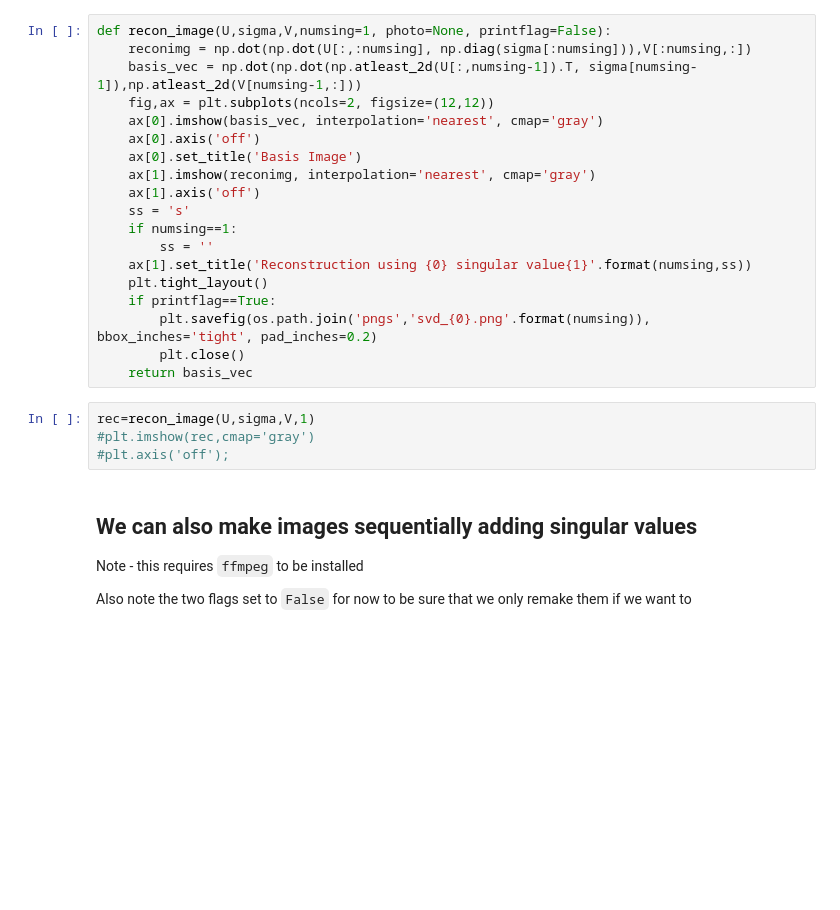
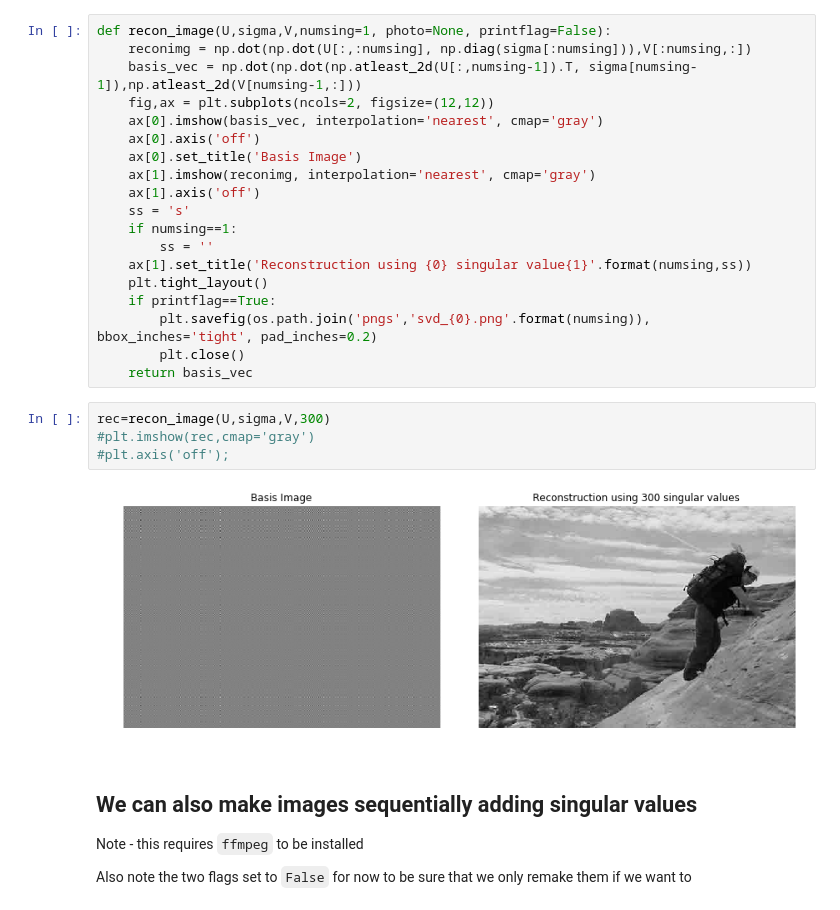
Before and after one commit to mnfienen/GW1876, a Jupyter notebook: activities/intro_to_singular_value_decomposition/1_SVD.ipynb, the cells around one changed output. Drawn from its saved outputs; the diff is of its cells as text; blank space fills up the shorter version.

```diff
--- a/activities/intro_to_singular_value_decomposition/1_SVD.ipynb
+++ b/activities/intro_to_singular_value_decomposition/1_SVD.ipynb
@@ -114,9 +127,11 @@ def recon_image(U,sigma,V,numsing=1, photo=None, printflag=False):
         plt.close()
     return basis_vec
 # %%
-rec=recon_image(U,sigma,V,1)
+rec=recon_image(U,sigma,V,300)
 #plt.imshow(rec,cmap='gray')
 #plt.axis('off');
+# %% [output]
+[figure, added]
 # %% [markdown]
 ## We can also make images sequentially adding singular values
 
```
Also changed, not shown: parts of 6 cells of this notebook, 1 other file.
